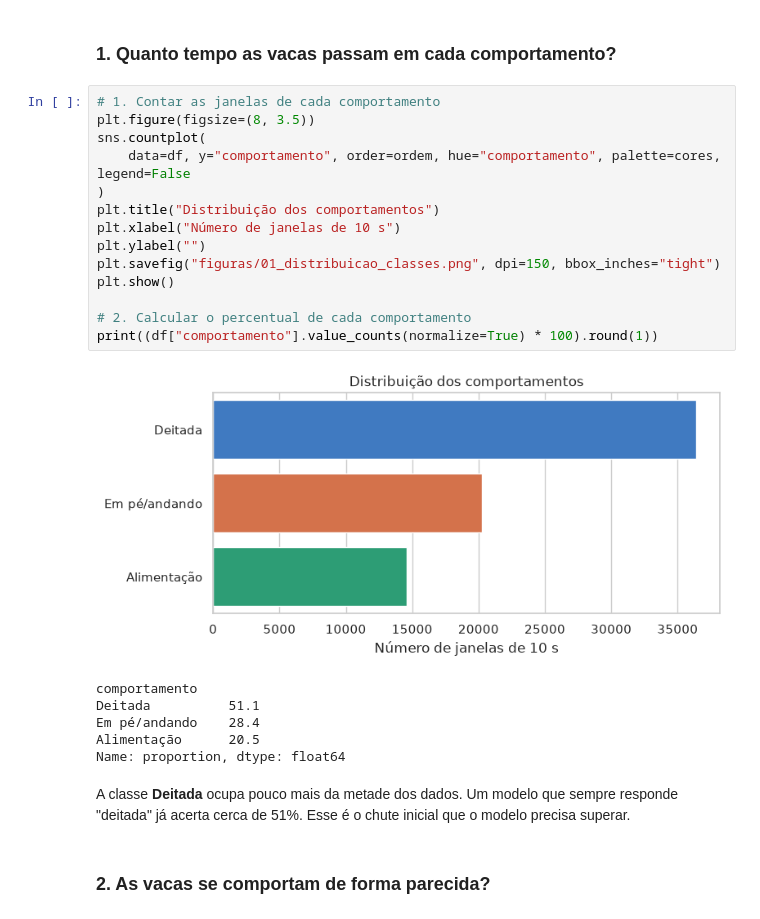
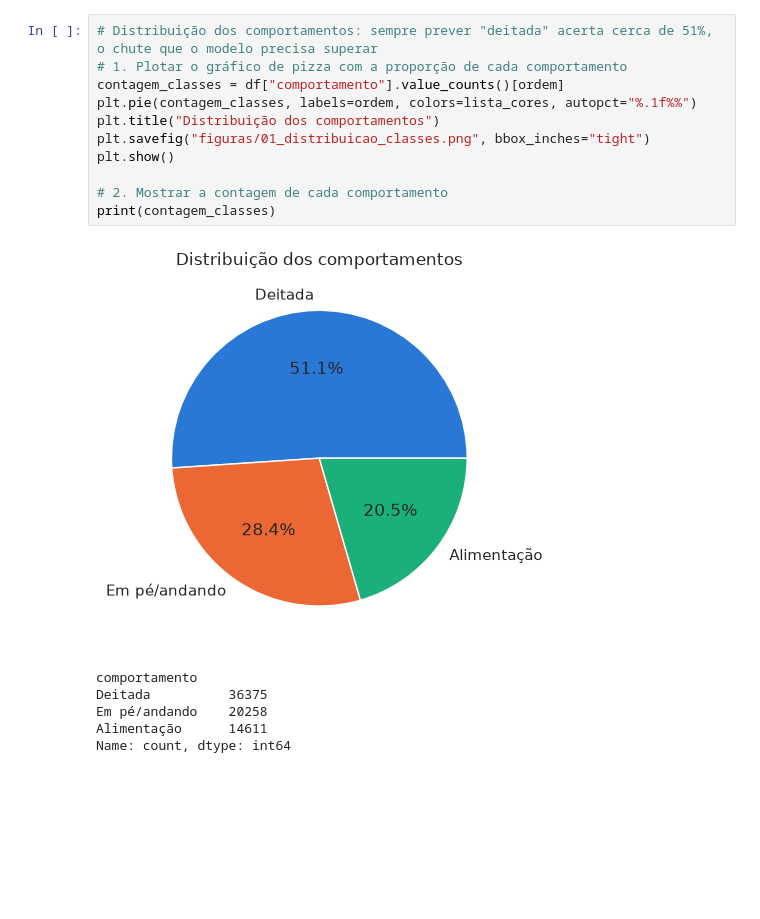
Before and after one commit to maicongiehl/unijui-pcd-cow-behavior-classification, a Jupyter notebook: inspect.ipynb, the cells around one changed output. Drawn from its saved outputs; the diff is of its cells as text; blank space fills up the shorter version.

```diff
--- a/inspect.ipynb
+++ b/inspect.ipynb
@@ -95,28 +81,19 @@ print(f"{len(df)} janelas de 10 s | {df['vaca_id'].nunique()} vacas")
-# %% [markdown]
-### 1. Quanto tempo as vacas passam em cada comportamento?
-# %%
-# 1. Contar as janelas de cada comportamento
-plt.figure(figsize=(8, 3.5))
-sns.countplot(
-    data=df, y="comportamento", order=ordem, hue="comportamento", palette=cores, legend=False
-)
-plt.title("Distribuição dos comportamentos")
-plt.xlabel("Número de janelas de 10 s")
-plt.ylabel("")
-plt.savefig("figuras/01_distribuicao_classes.png", dpi=150, bbox_inches="tight")
-plt.show()
-
-# 2. Calcular o percentual de cada comportamento
-print((df["comportamento"].value_counts(normalize=True) * 100).round(1))
-# %% [output]
-[figure, removed]
-comportamento
-Deitada          51.1
-Em pé/andando    28.4
-Alimentação      20.5
-Name: proportion, dtype: float64
-# %% [markdown]
-A classe **Deitada** ocupa pouco mais da metade dos dados. Um modelo que sempre responde "deitada" já acerta cerca de 51%. Esse é o chute inicial que o modelo precisa superar.
-# %% [markdown]
-### 2. As vacas se comportam de forma parecida?
+# %%
+# Distribuição dos comportamentos: sempre prever "deitada" acerta cerca de 51%, o chute que o modelo precisa superar
+# 1. Plotar o gráfico de pizza com a proporção de cada comportamento
+contagem_classes = df["comportamento"].value_counts()[ordem]
+plt.pie(contagem_classes, labels=ordem, colors=lista_cores, autopct="%.1f%%")
+plt.title("Distribuição dos comportamentos")
+plt.savefig("figuras/01_distribuicao_classes.png", bbox_inches="tight")
+plt.show()
+
+# 2. Mostrar a contagem de cada comportamento
+print(contagem_classes)
+# %% [output]
+[figure, added]
+comportamento
+Deitada          36375
+Em pé/andando    20258
+Alimentação      14611
+Name: count, dtype: int64
 # %%
```
Also changed, not shown: parts of 18 cells of this notebook, 17 other files.
